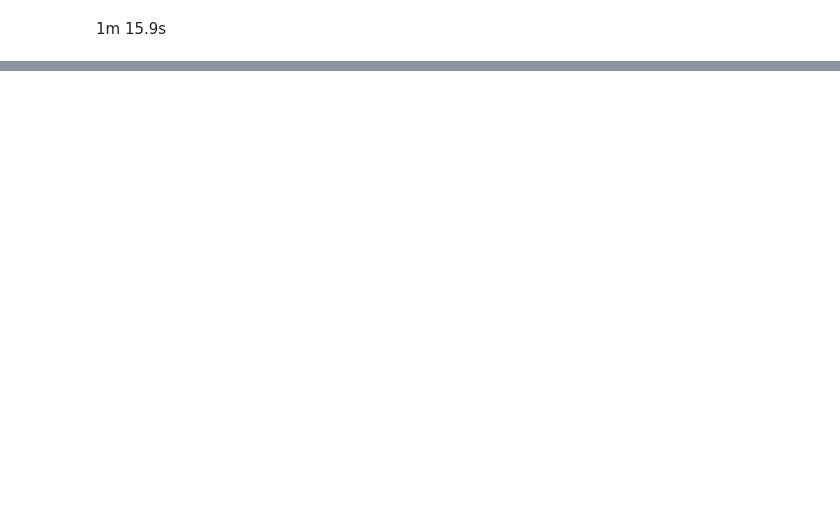
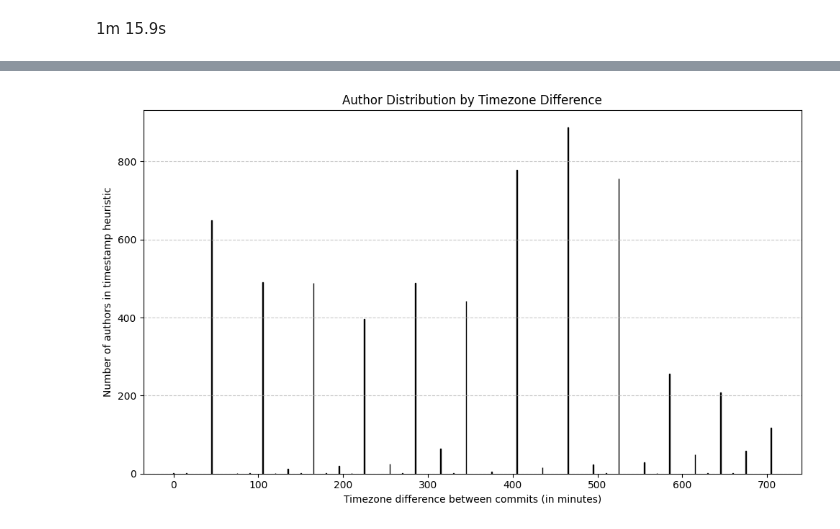
Before and after one commit to srapaport/timestamps-anomalies, a Jupyter notebook: notebook/travel_time.ipynb, the cells around one changed output, grey strips where cells are left out. Saved outputs shown, nothing was run; the diff lists cells and outputs as text; code cells hidden in the pictures; blank space fills up the shorter version.

```diff
--- a/notebook/travel_time.ipynb
+++ b/notebook/travel_time.ipynb
@@ -68,0 +69,19 @@ plt.show()
+# %%
+import numpy as np
+x = sorted(author_flag.keys())
+y = [len(author_flag[max_diff]) for max_diff in x]
+
+plt.figure(figsize=(10, 6))  # Create larger figure
+plt.bar(x, y, color='skyblue', edgecolor='black')  # Create bar chart
+
+plt.xlabel('Timezone difference between commits (in minutes)')
+plt.ylabel('Number of authors in timestamp heuristic')
+plt.title('Author Distribution by Timezone Difference')
+
+# Add grid for better readability
+plt.grid(axis='y', linestyle='--', alpha=0.7)
+
+plt.tight_layout()
+plt.show()
+# %% [output]
+[figure, added]
```
Also changed, not shown: parts of 6 cells of this notebook, 1 other file.
